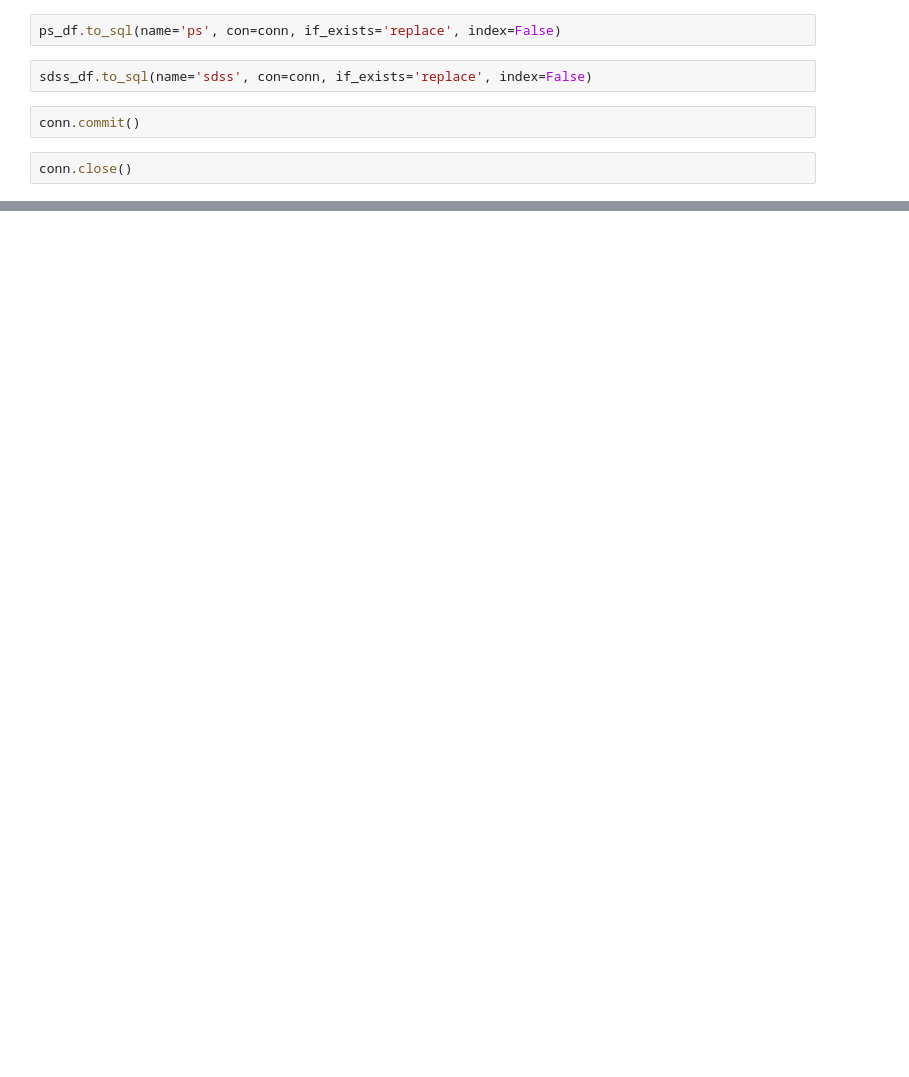
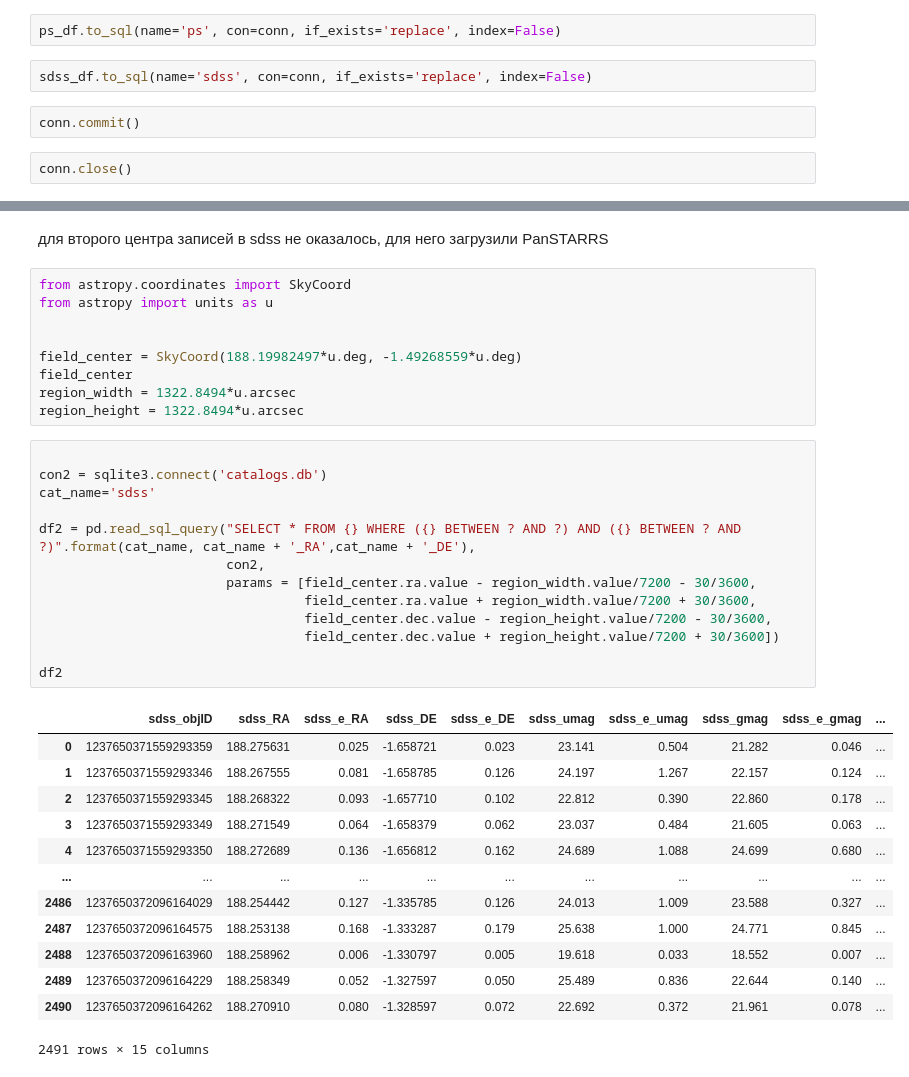
Before and after one commit to EA4096/xMatch, a Jupyter notebook: db.ipynb, the cells around one changed output, grey strips where cells are left out. Drawn from its saved outputs; the diff is of its cells as text; blank space fills up the shorter version.

```diff
--- a/db.ipynb
+++ b/db.ipynb
@@ -70,0 +106,38 @@ conn.close()
+# %% [markdown]
+для второго центра записей в sdss не оказалось, для него загрузили PanSTARRS
+# %%
+from astropy.coordinates import SkyCoord
+from astropy import units as u
+
+
+field_center = SkyCoord(188.19982497*u.deg, -1.49268559*u.deg)
+field_center
+region_width = 1322.8494*u.arcsec
+region_height = 1322.8494*u.arcsec
+# %%
+
+con2 = sqlite3.connect('catalogs.db')
+cat_name='sdss'
+
+df2 = pd.read_sql_query("SELECT * FROM {} WHERE ({} BETWEEN ? AND ?) AND ({} BETWEEN ? AND ?)".format(cat_name, cat_name + '_RA',cat_name + '_DE'),
+                        con2,
+                        params = [field_center.ra.value - region_width.value/7200 - 30/3600,
+                                  field_center.ra.value + region_width.value/7200 + 30/3600,
+                                  field_center.dec.value - region_height.value/7200 - 30/3600,
+                                  field_center.dec.value + region_height.value/7200 + 30/3600])
+
+df2
+# %% [output]
+|  | sdss_objID | sdss_RA | sdss_e_RA | sdss_DE | sdss_e_DE | sdss_umag | sdss_e_umag | sdss_gmag | sdss_e_gmag | ... |
+| 0 | 1237650371559293359 | 188.275631 | 0.025 | -1.658721 | 0.023 | 23.141 | 0.504 | 21.282 | 0.046 | ... |
+| 1 | 1237650371559293346 | 188.267555 | 0.081 | -1.658785 | 0.126 | 24.197 | 1.267 | 22.157 | 0.124 | ... |
+| 2 | 1237650371559293345 | 188.268322 | 0.093 | -1.657710 | 0.102 | 22.812 | 0.390 | 22.860 | 0.178 | ... |
+| 3 | 1237650371559293349 | 188.271549 | 0.064 | -1.658379 | 0.062 | 23.037 | 0.484 | 21.605 | 0.063 | ... |
+| 4 | 1237650371559293350 | 188.272689 | 0.136 | -1.656812 | 0.162 | 24.689 | 1.088 | 24.699 | 0.680 | ... |
+| ... | ... | ... | ... | ... | ... | ... | ... | ... | ... | ... |
+| 2486 | 1237650372096164029 | 188.254442 | 0.127 | -1.335785 | 0.126 | 24.013 | 1.009 | 23.588 | 0.327 | ... |
+| 2487 | 1237650372096164575 | 188.253138 | 0.168 | -1.333287 | 0.179 | 25.638 | 1.000 | 24.771 | 0.845 | ... |
+| 2488 | 1237650372096163960 | 188.258962 | 0.006 | -1.330797 | 0.005 | 19.618 | 0.033 | 18.552 | 0.007 | ... |
+| 2489 | 1237650372096164229 | 188.258349 | 0.052 | -1.327597 | 0.050 | 25.489 | 0.836 | 22.644 | 0.140 | ... |
+| 2490 | 1237650372096164262 | 188.270910 | 0.080 | -1.328597 | 0.072 | 22.692 | 0.372 | 21.961 | 0.078 | ... |
+2491 rows × 15 columns
```
Also changed, not shown: parts of 6 cells of this notebook.
